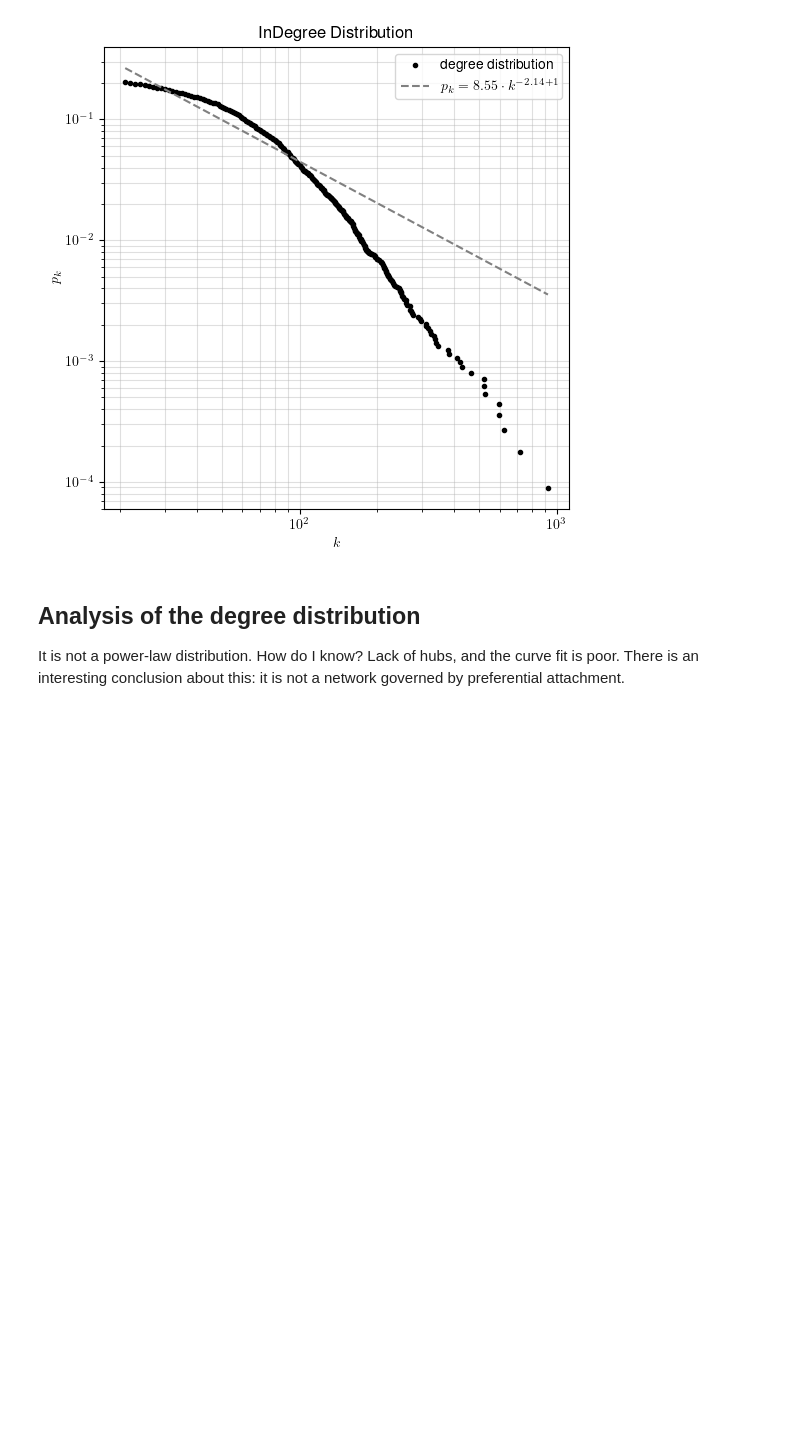
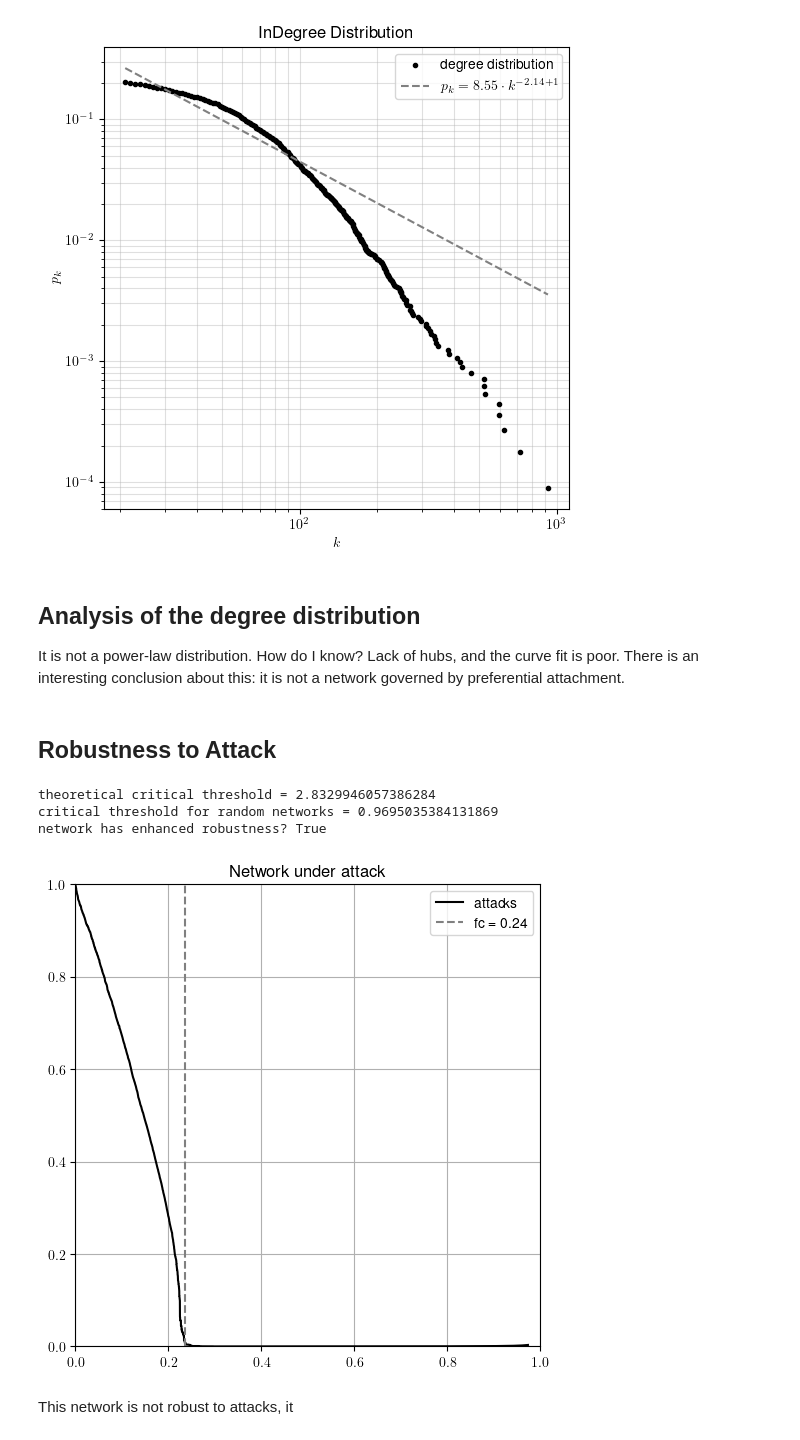
Before and after one commit to lucasguesserts/MO412-graph-algorithms, a Jupyter notebook: project/explore.ipynb, the cells around one changed output. Cells and saved outputs as stored; diff of their text form; code cells hidden in the pictures; blank space fills up the shorter version.

Commit message:
feat(project): add robustness to attack

```diff
--- a/project/explore.ipynb
+++ b/project/explore.ipynb
@@ -188,3 +188,55 @@ fig
 ## Analysis of the degree distribution
 
 It is not a power-law distribution. How do I know? Lack of hubs, and the curve fit is poor. There is an interesting conclusion about this: it is not a network governed by preferential attachment.
+# %% [markdown]
+## Robustness to Attack
+# %%
+import pickle
+import numpy as np
+
+with open("output/robustness.pkl", "rb") as file:
+    r = pickle.load(file)
+# %%
+k = np.array([
+    g.degree(n)
+    for n in g.nodes()
+])
+
+k_avr = np.average(k)
+k_std = np.std(k)
+
+f_network = 1 - (1 / ((k_avr / k_std) - 1))
+f_random_network = 1 - (1 / k_avr)
+
+print(f"theoretical critical threshold = {f_network}")
+print(f"critical threshold for random networks = {f_random_network}")
+print(f"network has enhanced robustness? {f_network > f_random_network}")
+# %% [output]
+theoretical critical threshold = 2.8329946057386284
+critical threshold for random networks = 0.9695035384131869
+network has enhanced robustness? True
+# %%
+fs = np.array(r.fs[:-300])
+ps = np.array(r.ps[:-300])
+for i in range(len(ps)):
+    if ps[i] < 0.01:
+        break
+p_critical = ps[i]
+f_critical = fs[i]
+
+fig = plt.figure(figsize=(6, 6))
+ax = fig.add_subplot(111)
+ax.plot(r.fs[:-300], r.ps[:-300], 'k', label="attacks")
+ax.vlines(f_critical, 0, 1, color='gray', linestyles='--', label="fc = {:.2f}".format(f_critical))
+ax.grid(True)
+ax.set_xlim([0, 1])
+ax.set_ylim([0, 1])
+ax.set_title("Network under attack")
+ax.legend(loc="best")
+fig.savefig(os.path.join(output_dir, "robustness.png"))
+plt.close(fig)
+fig
+# %% [output]
+[figure, added]
+# %% [markdown]
+This network is not robust to attacks, it
```
Also changed, not shown: 4 other files.
